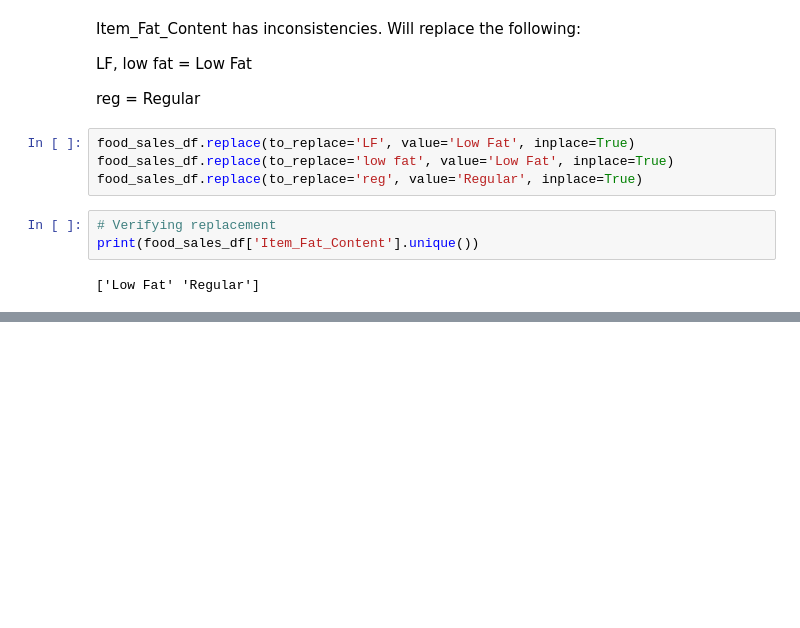
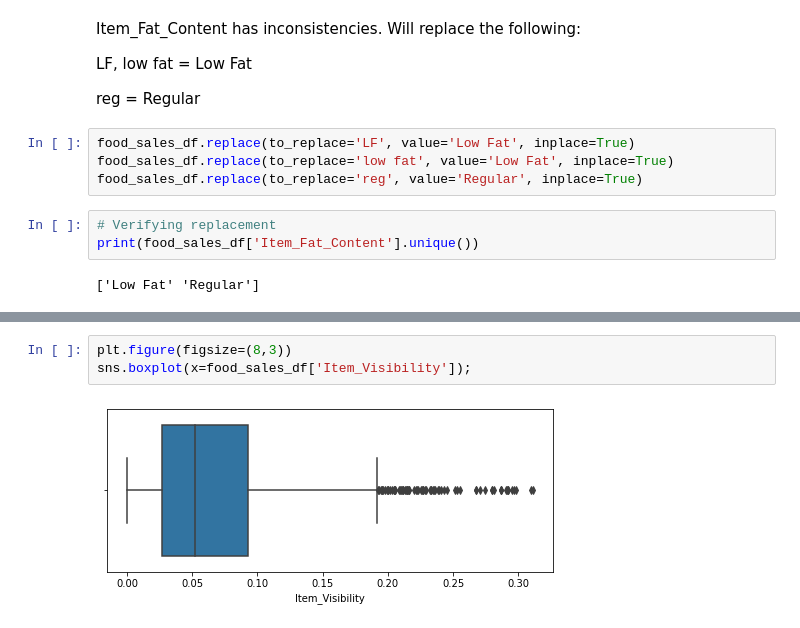
Before and after one commit to alexander-billings/food-sales-predictions, a Jupyter notebook: food_sales_predictions.ipynb, the cells around one changed output, grey strips where cells are left out. Cells and saved outputs as stored; diff of their text form; blank space fills up the shorter version.

```diff
--- a/food_sales_predictions.ipynb
+++ b/food_sales_predictions.ipynb
@@ -200,0 +237,5 @@ Mean: 2118.626808130321
+# %%
+plt.figure(figsize=(8,3))
+sns.boxplot(x=food_sales_df['Item_Visibility']);
+# %% [output]
+[figure, added]
```
Also changed, not shown: parts of 11 cells of this notebook.
